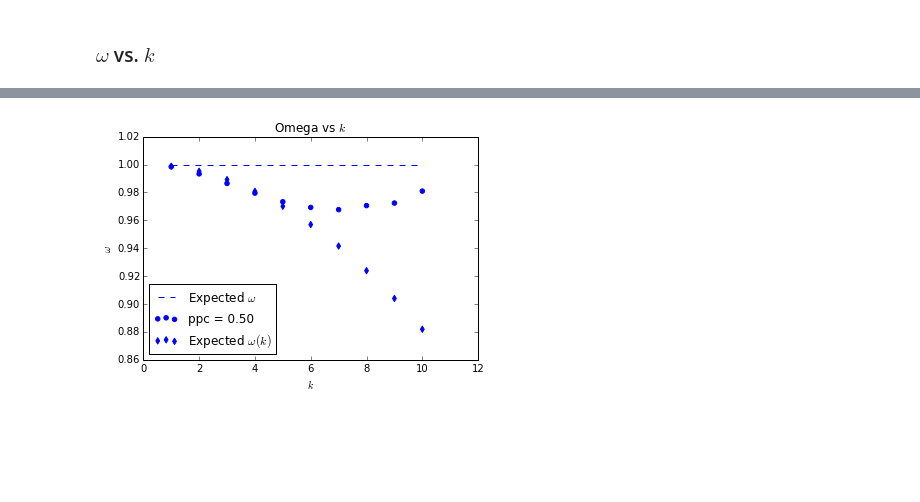
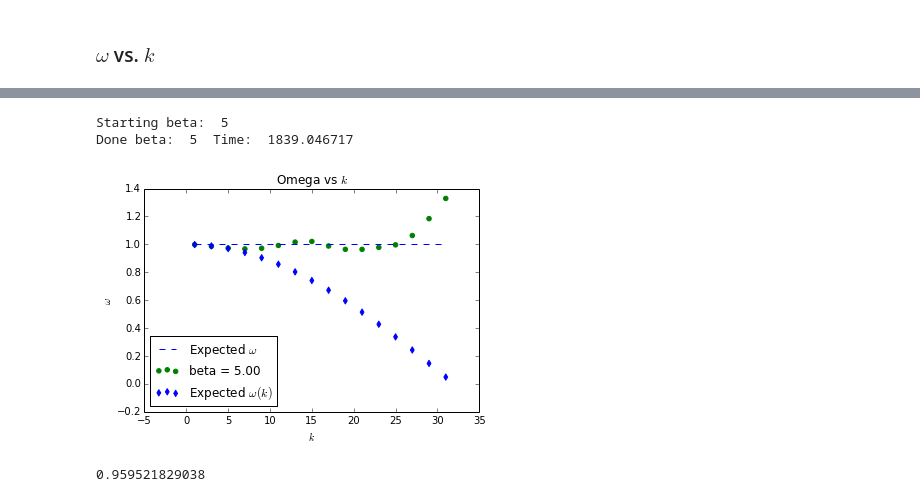
Before and after one commit to dreamer2368/py3d3v, a Jupyter notebook: py3d3v/dispersion-p3m.ipynb, the cells around one changed output, grey strips where cells are left out. Drawn from its saved outputs; the diff is of its cells as text; code cells hidden in the pictures; blank space fills up the shorter version.

Commit message:
Updated dispersion plots and tests

```diff
--- a/py3d3v/dispersion-p3m.ipynb
+++ b/py3d3v/dispersion-p3m.ipynb
@@ -55,19 +80,78 @@ Done ppc:  0.5  Time:  1127.996478
+# %%
+ntc = 10
+nx0 = 64
+Nx0 = int(nx0*.5)
+results = []
+beta_vals = [5]
+
+for beta in beta_vals:
+    print "Starting beta: ", beta
+    start = time.clock()
+    for mode in range(1, 30+2, 2):
+
+        solver = (PIC3DP3M, {"beta":beta, "rmax":.5})
+
+        l3d = Landau3D(save_rr=True, nt=ntc, mode=mode,
+                       grid_dims=(nx0,nx0,nx0),
+                       part_dims=(Nx0,Nx0,Nx0))
+        l3d.init_run(solver=solver)
+        l3d.run()
+
+        t_vals = np.linspace(0, l3d.nt*l3d.dt, l3d.nt+1)
+        wpe = np.cos(l3d.k*l3d.dx/2)*l3d.wp
+
+        rr = l3d.rr
+        omega = np.mean(np.arccos(2*rr[1:ntc+1]/rr[0]-1)/(2*t_vals[1:ntc+1]))
+
+        # Get rid of the memory heavy part of l3d
+        l3d.pic   = None
+        l3d.wpe   = wpe
+        l3d.omega = omega
+        l3d.beta  = beta
+        results.append(l3d)
+    print "Done beta: ", beta, " Time: ", time.clock()-start
+# %% [output]
+Starting beta:  5
+Done beta:  5  Time:  1839.046717
 # %%
-colors = {.5:'b', 1:'g', 2:'r'}
+colors = {1:'b', 5:'g', 10:'r', 20:'y'}
 rp = [[r for r in results
-       if r.ppc == ppc]
-      for ppc in ppc_vals]
+       if r.beta == beta]
+      for beta in beta_vals]
 for ra in rp:
     plt.scatter([r.k for r in ra], [r.omega for r in ra],
-                 label="ppc = %.2f" % (ra[0].ppc,),
-                 color=colors[ra[0].ppc])
+                 label="beta = %.2f" % (ra[0].beta,),
+                 color=colors[ra[0].beta])
 plt.scatter([r.k for r in rp[0]], [r.wpe for r in rp[0]],
             color='b', marker='d', label="Expected $\omega(k)$")
 plt.plot([r.k for r in rp[0]], np.ones(len(rp[0])),
           color='b', linestyle='--', label="Expected $\omega$")
 plt.title("Omega vs $k$")
 plt.legend(loc="lower left")
 plt.xlabel("$k$"); plt.ylabel("$\omega$");
-plt.savefig("wk_fixed_dx.png");
+plt.savefig("wk_fixed_dx_optim_beta_p3m.png");
 # %% [output]
-[figure, old version]
+[figure, new version]
+# %%
+# Look at individual particle motion
+
+beta = 5
+mode = 20
+nt = 100
+
+solver = (PIC3DP3M, {"beta" : beta, "rmax" : .5})
+
+l3d = Landau3D(save_rr=True, save_xa=True, nt=nt, mode=mode,
+               grid_dims=(nx0,nx0,nx0),
+               part_dims=(Nx0,Nx0,Nx0))
+l3d.init_run(solver=solver)
+l3d.run()
+
+t_vals = np.linspace(0, l3d.nt*l3d.dt, l3d.nt+1)
+wpe = np.cos(l3d.k*l3d.dx/2)*l3d.wp
+
+rr = l3d.rr
+omega = np.mean(np.arccos(2*rr[1:ntc+1]/rr[0]-1)/(2*t_vals[1:ntc+1]))
+print omega
+# %% [output]
+0.959521829038
```
Also changed, not shown: parts of 5 cells of this notebook.
